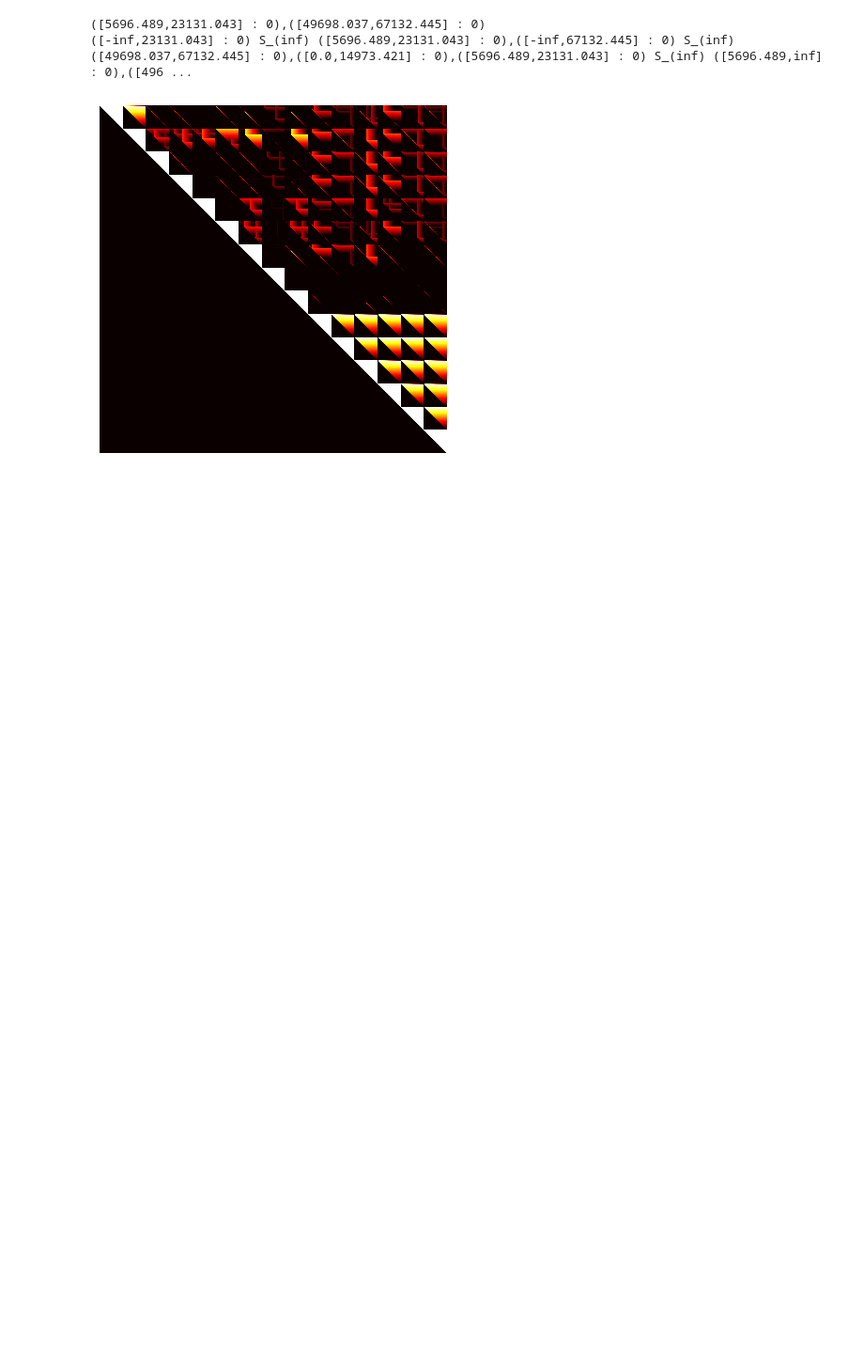
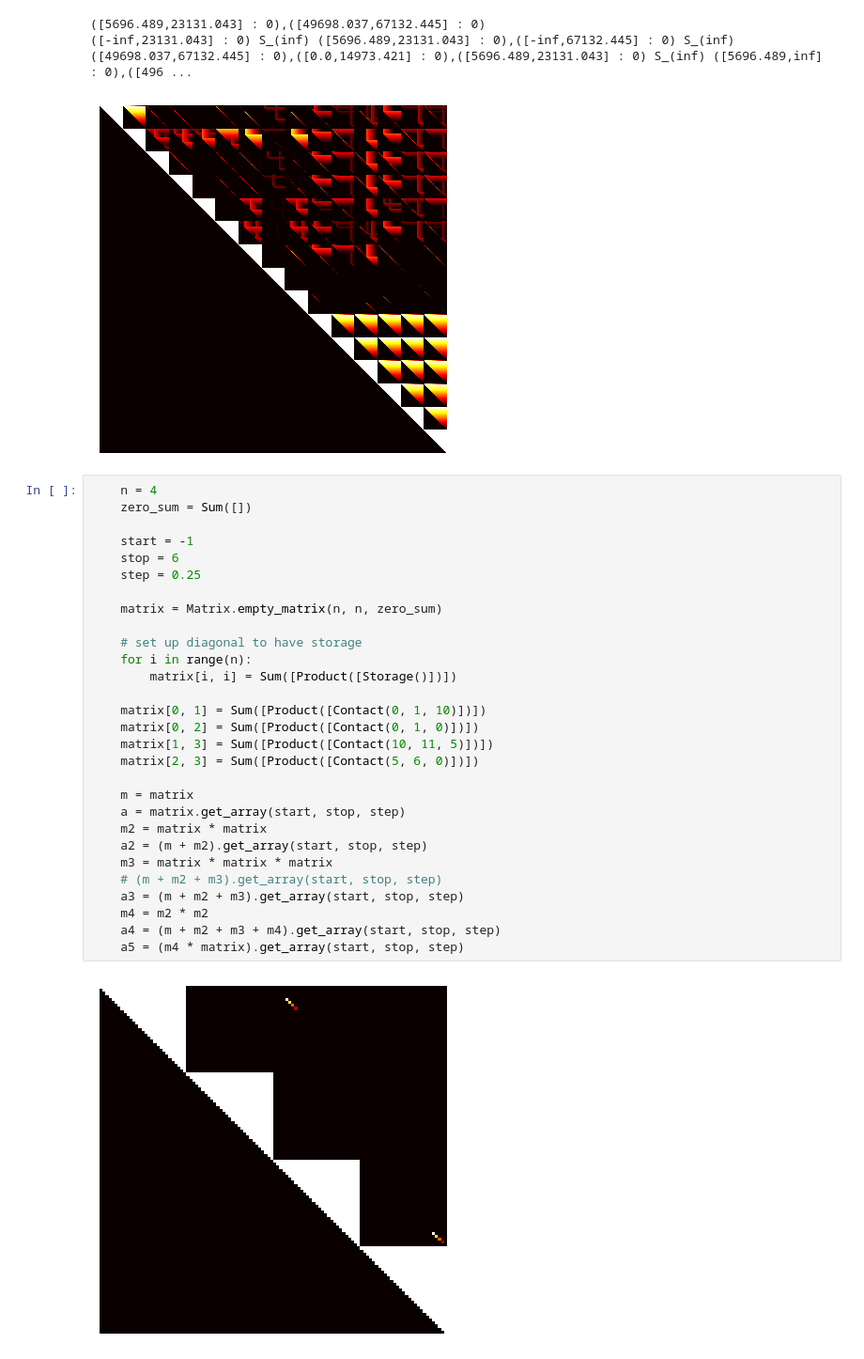
Before and after one commit to TheaMAS/sat-parser, a Jupyter notebook: Semiring.ipynb, the cells around one changed output. Shown: that part at 94% size. Saved outputs shown, nothing was run; the diff lists cells and outputs as text; blank space fills up the shorter version.

Commit message:
Separate heat map calculation / plotting.

```diff
--- a/Semiring.ipynb
+++ b/Semiring.ipynb
@@ -227,3 +207,34 @@ array = (m2).get_array(start, stop, step)
 ([5696.489,23131.043] : 0),([49698.037,67132.445] : 0)
 ([-inf,23131.043] : 0) S_(inf) ([5696.489,23131.043] : 0),([-inf,67132.445] : 0) S_(inf) ([49698.037,67132.445] : 0),([0.0,14973.421] : 0),([5696.489,23131.043] : 0) S_(inf) ([5696.489,inf] : 0),([496 ...
 [figure]
+# %%
+    n = 4
+    zero_sum = Sum([])
+
+    start = -1
+    stop = 6
+    step = 0.25
+
+    matrix = Matrix.empty_matrix(n, n, zero_sum)
+
+    # set up diagonal to have storage
+    for i in range(n):
+        matrix[i, i] = Sum([Product([Storage()])])
+
+    matrix[0, 1] = Sum([Product([Contact(0, 1, 10)])])
+    matrix[0, 2] = Sum([Product([Contact(0, 1, 0)])])
+    matrix[1, 3] = Sum([Product([Contact(10, 11, 5)])])
+    matrix[2, 3] = Sum([Product([Contact(5, 6, 0)])])
+
+    m = matrix
+    a = matrix.get_array(start, stop, step)
+    m2 = matrix * matrix
+    a2 = (m + m2).get_array(start, stop, step)
+    m3 = matrix * matrix * matrix
+    # (m + m2 + m3).get_array(start, stop, step)
+    a3 = (m + m2 + m3).get_array(start, stop, step)
+    m4 = m2 * m2
+    a4 = (m + m2 + m3 + m4).get_array(start, stop, step)
+    a5 = (m4 * matrix).get_array(start, stop, step)
+# %% [output]
+[figure, added]
```
Also changed, not shown: parts of 6 cells of this notebook, 1 other file.
